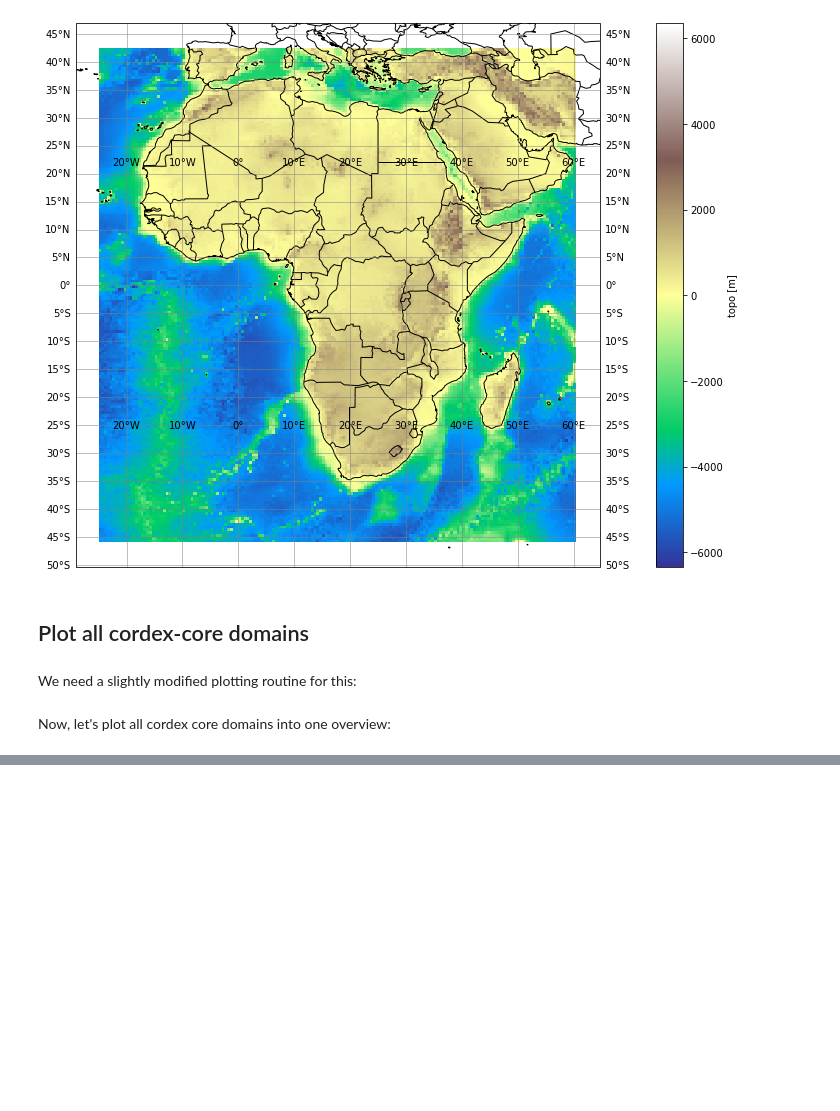
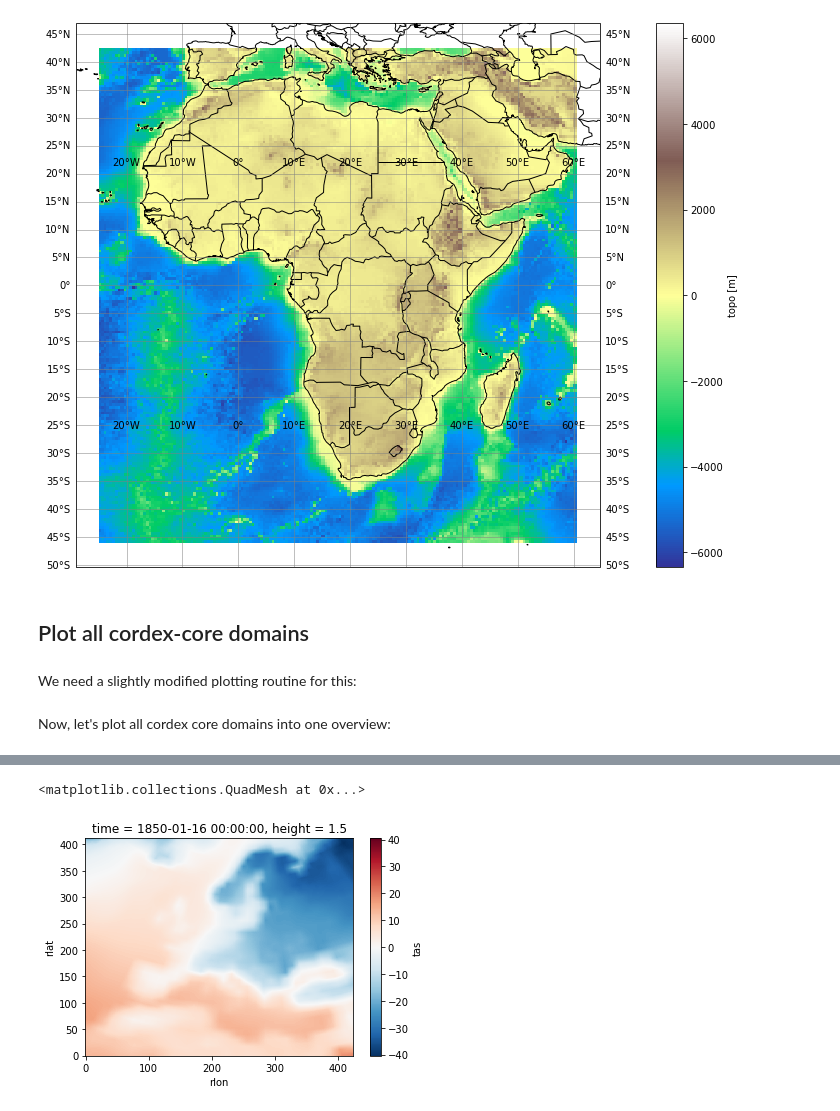
Before and after one commit to euro-cordex/py-cordex, a Jupyter notebook: notebooks/domains.ipynb, the cells around one changed output, grey strips where cells are left out. Saved outputs shown, nothing was run; the diff lists cells and outputs as text; code cells hidden in the pictures; blank space fills up the shorter version.

```diff
--- a/notebooks/domains.ipynb
+++ b/notebooks/domains.ipynb
@@ -239,0 +359,3 @@ plots([dm.cordex_domain(name, dummy='topo') for name in dm.tables['cordex-core']
+# %%
+regridder = xe.Regridder(ds, eur11, "bilinear", periodic=True)
+regridder
@@ -239,0 +370,7 @@ plots([dm.cordex_domain(name, dummy='topo') for name in dm.tables['cordex-core']
+# %%
+remap_xe = regridder(ds.tas.isel(time=0))
+# %%
+(remap_xe-273.5).plot()
+# %% [output]
+<matplotlib.collections.QuadMesh at 0x...>
+[figure, added]
```
Also changed, not shown: parts of 21 cells of this notebook.
